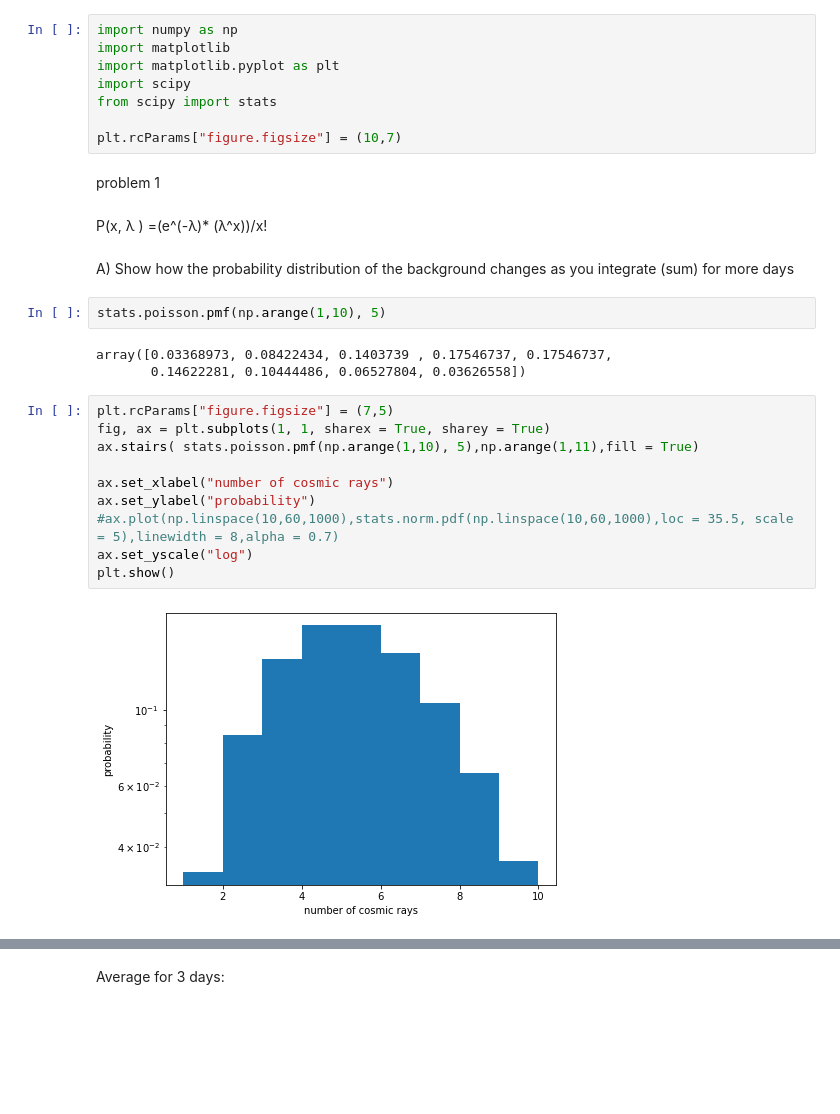
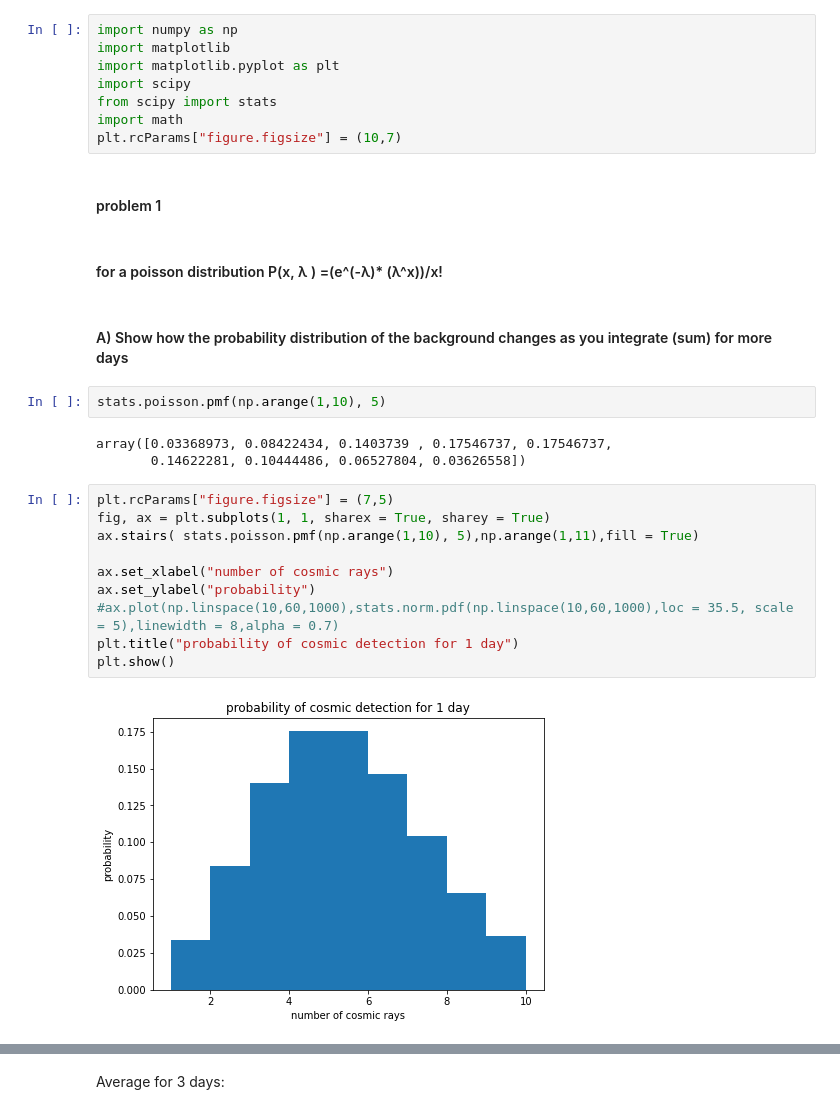
Before and after one commit to GShefali/repository1, a Jupyter notebook: lab2NB.ipynb, the cells around one changed output, grey strips where cells are left out. Drawn from its saved outputs; the diff is of its cells as text; blank space fills up the shorter version.

```diff
--- a/lab2NB.ipynb
+++ b/lab2NB.ipynb
@@ -4,14 +4,14 @@ import matplotlib
 import matplotlib.pyplot as plt
 import scipy
 from scipy import stats
-
+import math
 plt.rcParams["figure.figsize"] = (10,7)
 # %% [markdown]
-problem 1
+#### problem 1
 # %% [markdown]
-P(x, λ ) =(e^(-λ)* (λ^x))/x!
+#### for a poisson distribution P(x, λ ) =(e^(-λ)* (λ^x))/x!
 # %% [markdown]
-A) Show how the probability distribution of the background changes as you integrate (sum) for more days
+#### A) Show how the probability distribution of the background changes as you integrate (sum) for more days
 # %%
 stats.poisson.pmf(np.arange(1,10), 5)
 # %% [output]
@@ -20,12 +20,12 @@ array([0.03368973, 0.08422434, 0.1403739 , 0.17546737, 0.17546737,
 # %%
 plt.rcParams["figure.figsize"] = (7,5)
 fig, ax = plt.subplots(1, 1, sharex = True, sharey = True)
 ax.stairs( stats.poisson.pmf(np.arange(1,10), 5),np.arange(1,11),fill = True)
 
 ax.set_xlabel("number of cosmic rays")
 ax.set_ylabel("probability")
 #ax.plot(np.linspace(10,60,1000),stats.norm.pdf(np.linspace(10,60,1000),loc = 35.5, scale = 5),linewidth = 8,alpha = 0.7)
-ax.set_yscale("log")
+plt.title("probability of cosmic detection for 1 day")
 plt.show()
 # %% [output]
-[figure, old version]
+[figure, new version]
```
Also changed, not shown: parts of 69 cells of this notebook, 1 other file.
